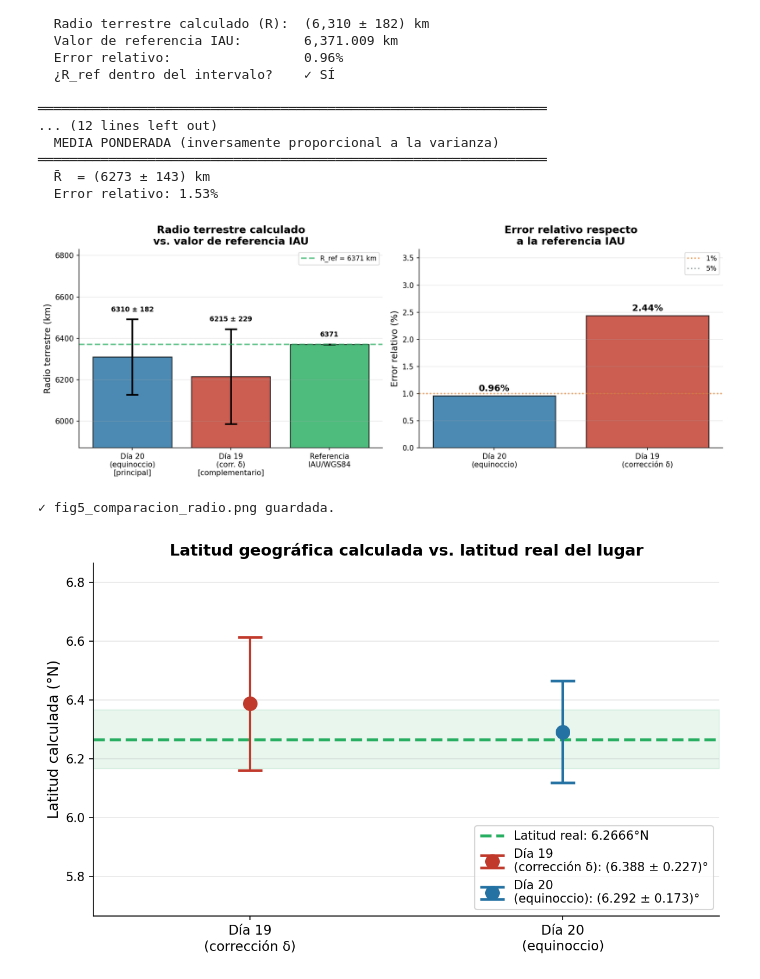
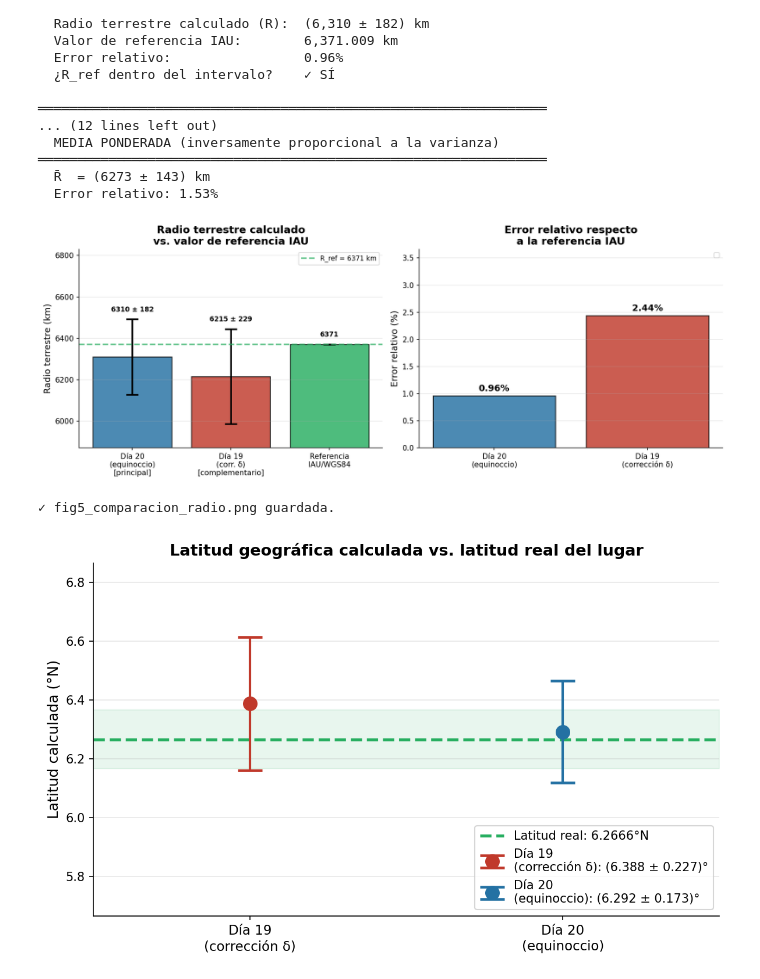
Before and after one commit to Daniel-534/IntroduccionAstronomiaPractica, a Jupyter notebook: ProyectoEratostenes/ProyectoEratostenes.ipynb, the cells around one changed output. Drawn from its saved outputs; the diff is of its cells as text; code cells hidden in the pictures.

```diff
--- a/ProyectoEratostenes/ProyectoEratostenes.ipynb
+++ b/ProyectoEratostenes/ProyectoEratostenes.ipynb
@@ -397,37 +380,0 @@ inestabilidad del gnomon y el paso de nubes durante la sesión.
-# %%
-# ════════════════════════════════════════════════════════
-# FIGURA 2: Residuos del ajuste parabólico
-# ════════════════════════════════════════════════════════
-
-fig, axes = plt.subplots(1, 2, figsize=(13, 4))
-
-for ax, df, popt, ds, color, title in [
-    (axes[0], df19, popt19, ds19, "#C0392B", "Residuos — 19 mar"),
-    (axes[1], df20, popt20, ds20, "#2471A3", "Residuos — 20 mar (equinoccio)"),
-]:
-    s_pred = parabola(df["t_min"].values, *popt)
-    residuos = df["sombra_cm"].values - s_pred
-    rmse = np.sqrt(np.mean(residuos**2))
-
-    ax.axhline(0, color='gray', lw=1.2, linestyle='--', alpha=0.7)
-    ax.errorbar(df["t_min"], residuos,
-                yerr=ds, fmt='s', color=color, capsize=4, capthick=1.5,
-                markersize=7, zorder=5)
-
-    # Banda de incertidumbre de medición
-    xlim = (df["t_min"].min() - 1, df["t_min"].max() + 1)
-    ax.fill_between(xlim, -ds, ds, alpha=0.12, color=color,
-                    label=f"Banda ±{ds} cm (δs)")
-    ax.set_xlim(*xlim)
-
-    ax.set_title(f"{title}\n(RMSE = {rmse:.2f} cm)", fontweight='bold', fontsize=11)
-    ax.set_xlabel("Tiempo respecto a las 12:00 (min)", fontsize=11)
-    ax.set_ylabel("Residuo (cm)", fontsize=11)
-    ax.grid(True, alpha=0.3)
-    ax.legend(fontsize=9)
-
-fig.suptitle("Residuos del ajuste parabólico", fontsize=13, fontweight='bold', y=1.01)
-plt.tight_layout()
-plt.savefig(f"{IMG_DIR}/fig2_residuos.png", bbox_inches='tight', dpi=150)
-plt.show()
-print("✓ fig2_residuos.png guardada.")
@@ -894,36 +838,34 @@ for bar, val, err in zip(bars, valores, errors):
     ypos = val + (err if err > 0 else 0) + 30
     label = f"{val:.0f} ± {err:.0f}" if err > 0 else f"{val:.0f}"
     ax.text(bar.get_x() + bar.get_width()/2, ypos, label,
             ha='center', va='bottom', fontsize=9, fontweight='bold')
 
 ax.grid(axis='y', alpha=0.3)
 
 # ── Panel derecho: error porcentual ──────────────────
 ax2 = axes[1]
 dias = ['Día 20\n(equinoccio)', 'Día 19\n(corrección δ)']
 errores_pct = [err20_pct, err19_pct]
 colores2 = ['#2471A3', '#C0392B']
 
 bars2 = ax2.bar(dias, errores_pct, color=colores2, alpha=0.82,
                 edgecolor='black', lw=1.2)
 ax2.set_ylabel("Error relativo (%)", fontsize=12)
 ax2.set_title("Error relativo respecto\na la referencia IAU", fontweight='bold')
-ax2.axhline(1.0, color='#E67E22', lw=1.8, linestyle=':', alpha=0.8, label='1%')
-ax2.axhline(5.0, color='#7F8C8D', lw=1.8, linestyle=':', alpha=0.8, label='5%')
 ax2.legend(fontsize=9)
 ax2.grid(axis='y', alpha=0.3)
 ax2.set_ylim(0, max(errores_pct) * 1.5)
 
 for bar, val in zip(bars2, errores_pct):
     ax2.text(bar.get_x() + bar.get_width()/2, val + 0.05,
              f'{val:.2f}%', ha='center', va='bottom', fontsize=12, fontweight='bold')
 
 plt.tight_layout()
 plt.savefig(f"{IMG_DIR}/fig5_comparacion_radio.png", bbox_inches='tight', dpi=150)
 plt.show()
 print("✓ fig5_comparacion_radio.png guardada.")
 # %% [output]
-[figure, old version]
+[figure, new version]
 ✓ fig5_comparacion_radio.png guardada.
 # %%
 # ════════════════════════════════════════════════════════
```
Also changed, not shown: parts of 6 cells of this notebook.
